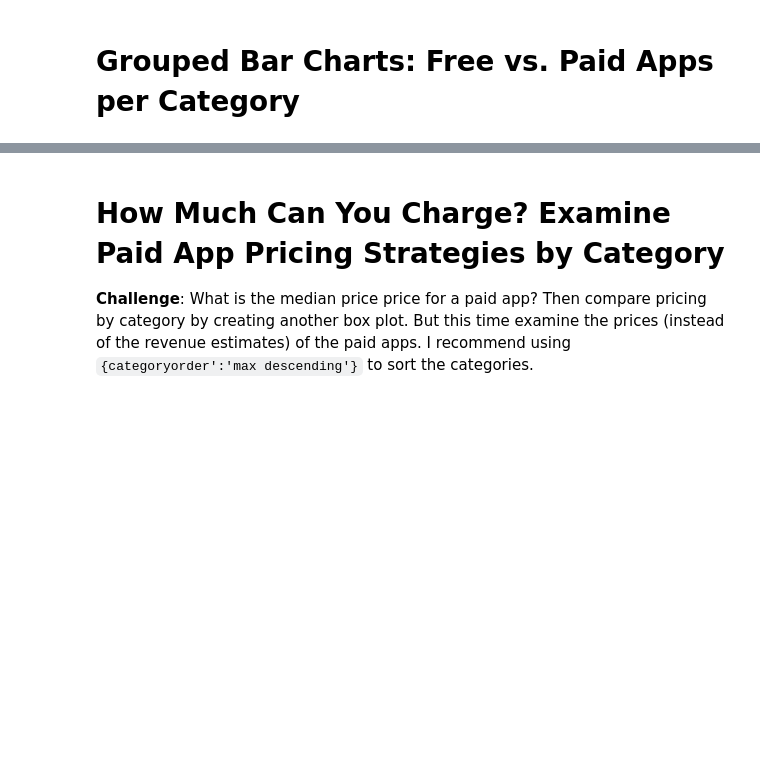
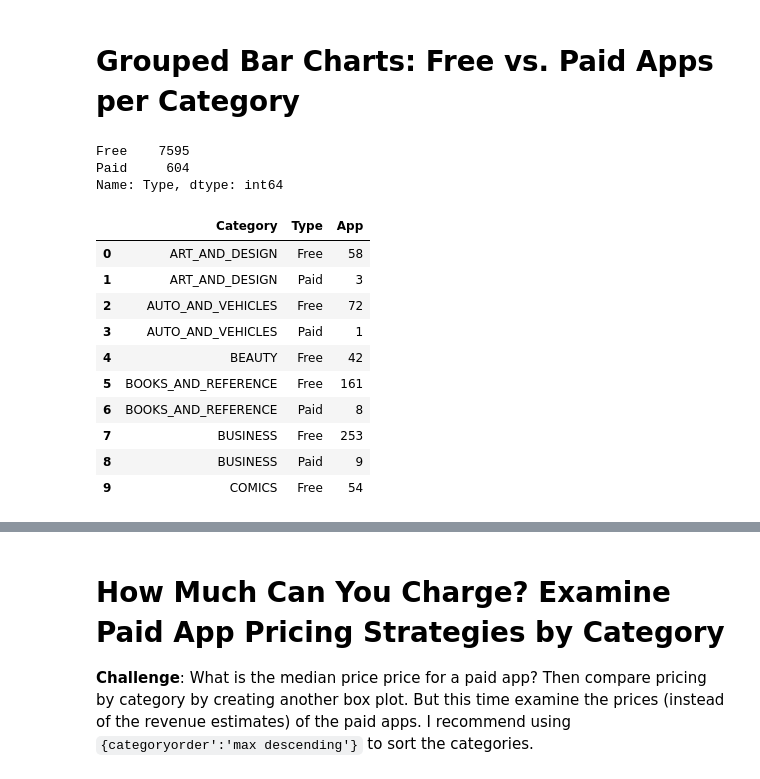
Before and after one commit to HKubinhetz/DS-AppStore, a Jupyter notebook: Google_Play_Store_App_Analytics_(start).ipynb, the cells around one changed output, grey strips where cells are left out. Cells and saved outputs as stored; diff of their text form; code cells hidden in the pictures; blank space fills up the shorter version.

```diff
--- a/Google_Play_Store_App_Analytics_(start).ipynb
+++ b/Google_Play_Store_App_Analytics_(start).ipynb
@@ -259,5 +585,28 @@ Try experimenting with the built in colour scales in Plotly. You can find a full
 # %% [markdown]
 # Grouped Bar Charts: Free vs. Paid Apps per Category
+# %%
+# Checking the split between Free and Paid apps!
+df_apps_clean.Type.value_counts()
+# %% [output]
+Free    7595
+Paid     604
+Name: Type, dtype: int64
+# %%
+# Creating a better separation between categories:
+paid_apps = df_apps_clean.groupby(["Category", "Type"], as_index=False).agg({'App': pd.Series.count})
+paid_apps.head(10)
+# %% [output]
+|  | Category | Type | App |
+| 0 | ART_AND_DESIGN | Free | 58 |
+| 1 | ART_AND_DESIGN | Paid | 3 |
+| 2 | AUTO_AND_VEHICLES | Free | 72 |
+| 3 | AUTO_AND_VEHICLES | Paid | 1 |
+| 4 | BEAUTY | Free | 42 |
+| 5 | BOOKS_AND_REFERENCE | Free | 161 |
+| 6 | BOOKS_AND_REFERENCE | Paid | 8 |
+| 7 | BUSINESS | Free | 253 |
+| 8 | BUSINESS | Paid | 9 |
+| 9 | COMICS | Free | 54 |
 # %% [markdown]
 **Challenge**: Use the plotly express bar [chart examples](https://plotly.com/python/bar-charts/#bar-chart-with-sorted-or-ordered-categories) and the [.bar() API reference](https://plotly.com/python-api-reference/generated/plotly.express.bar.html#plotly.express.bar) to create this bar chart:
 
```
Also changed, not shown: parts of 36 cells of this notebook.
